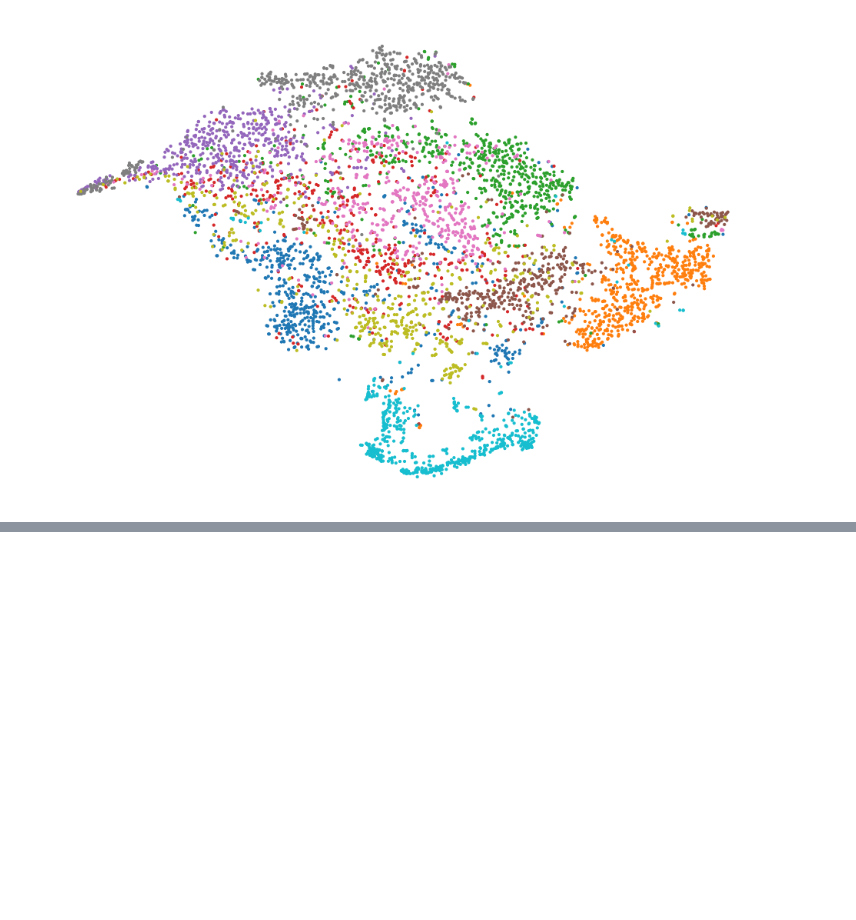
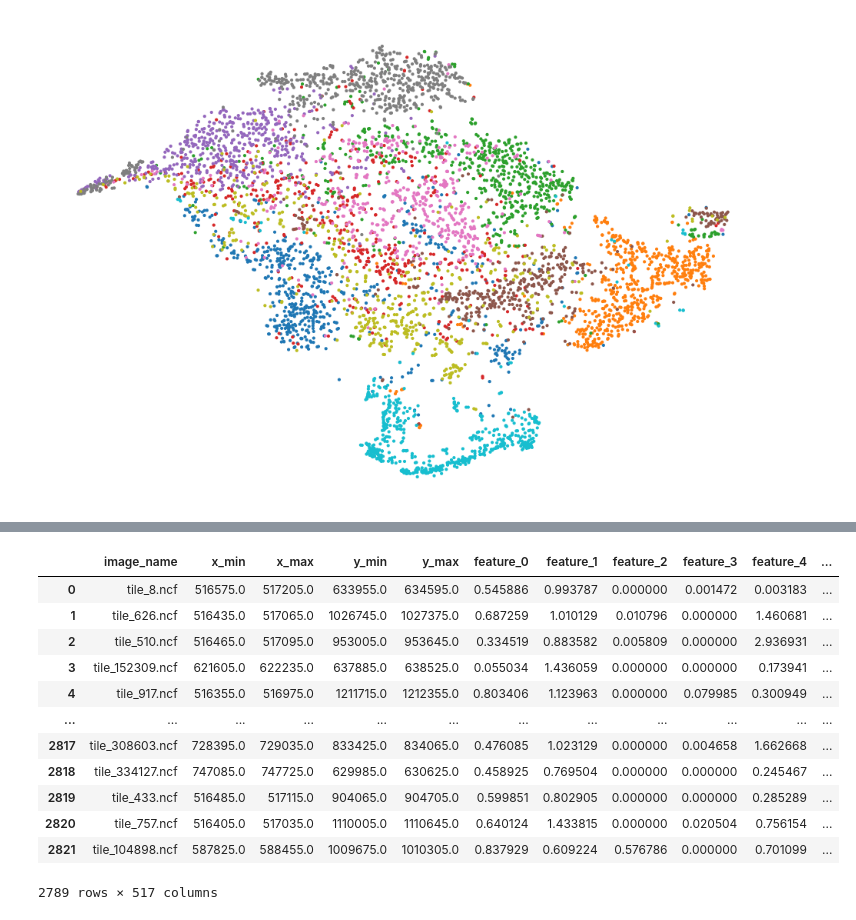
Before and after one commit to e-hokage777/remote-sensing-ssl, a Jupyter notebook: vis.ipynb, the cells around one changed output, grey strips where cells are left out. Saved outputs shown, nothing was run; the diff lists cells and outputs as text; code cells hidden in the pictures; blank space fills up the shorter version.

```diff
--- a/vis.ipynb
+++ b/vis.ipynb
@@ -108,0 +140,16 @@ plt.show()
+# %%
+df[~df.isna().any(axis=1)]
+# %% [output]
+|  | image_name | x_min | x_max | y_min | y_max | feature_0 | feature_1 | feature_2 | feature_3 | feature_4 | ... |
+| 0 | tile_8.ncf | 516575.0 | 517205.0 | 633955.0 | 634595.0 | 0.545886 | 0.993787 | 0.000000 | 0.001472 | 0.003183 | ... |
+| 1 | tile_626.ncf | 516435.0 | 517065.0 | 1026745.0 | 1027375.0 | 0.687259 | 1.010129 | 0.010796 | 0.000000 | 1.460681 | ... |
+| 2 | tile_510.ncf | 516465.0 | 517095.0 | 953005.0 | 953645.0 | 0.334519 | 0.883582 | 0.005809 | 0.000000 | 2.936931 | ... |
+| 3 | tile_152309.ncf | 621605.0 | 622235.0 | 637885.0 | 638525.0 | 0.055034 | 1.436059 | 0.000000 | 0.000000 | 0.173941 | ... |
+| 4 | tile_917.ncf | 516355.0 | 516975.0 | 1211715.0 | 1212355.0 | 0.803406 | 1.123963 | 0.000000 | 0.079985 | 0.300949 | ... |
+| ... | ... | ... | ... | ... | ... | ... | ... | ... | ... | ... | ... |
+| 2817 | tile_308603.ncf | 728395.0 | 729035.0 | 833425.0 | 834065.0 | 0.476085 | 1.023129 | 0.000000 | 0.004658 | 1.662668 | ... |
+| 2818 | tile_334127.ncf | 747085.0 | 747725.0 | 629985.0 | 630625.0 | 0.458925 | 0.769504 | 0.000000 | 0.000000 | 0.245467 | ... |
+| 2819 | tile_433.ncf | 516485.0 | 517115.0 | 904065.0 | 904705.0 | 0.599851 | 0.802905 | 0.000000 | 0.000000 | 0.285289 | ... |
+| 2820 | tile_757.ncf | 516405.0 | 517035.0 | 1110005.0 | 1110645.0 | 0.640124 | 1.433815 | 0.000000 | 0.020504 | 0.756154 | ... |
+| 2821 | tile_104898.ncf | 587825.0 | 588455.0 | 1009675.0 | 1010305.0 | 0.837929 | 0.609224 | 0.576786 | 0.000000 | 0.701099 | ... |
+2789 rows × 517 columns
```
Also changed, not shown: parts of 6 cells of this notebook, 2 other files.
